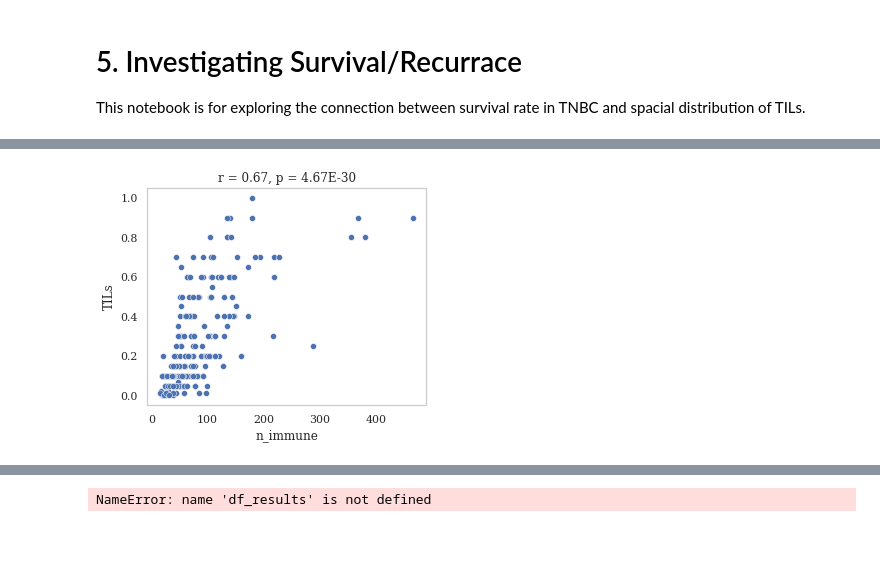
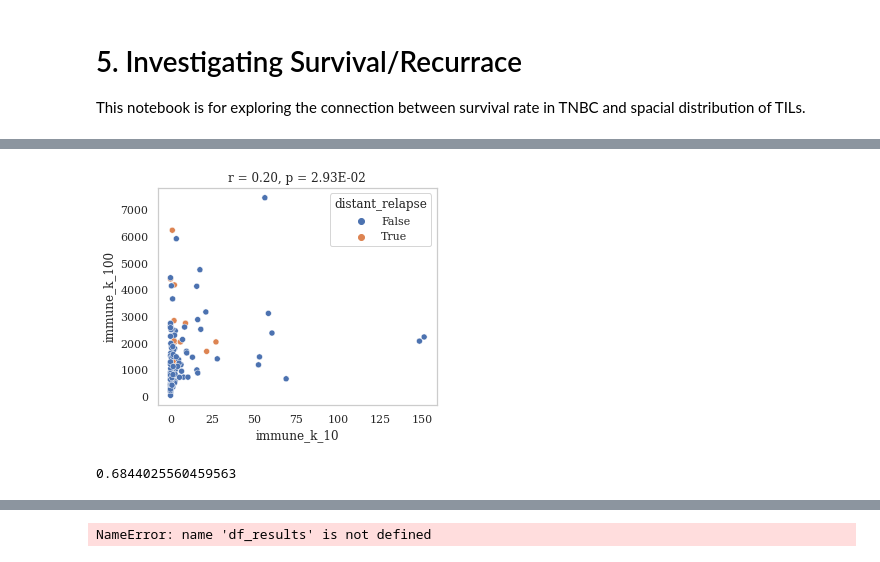
Before and after one commit to karvla/histosnet, a Jupyter notebook: notebooks/5. Investigating Survival.ipynb, the cells around one changed output, grey strips where cells are left out. Cells and saved outputs as stored; diff of their text form; code cells hidden in the pictures.

```diff
--- a/notebooks/5. Investigating Survival.ipynb
+++ b/notebooks/5. Investigating Survival.ipynb
@@ -22,7 +22,8 @@ df_pat = pd.read_excel('../data/tnbc2/256_TNBC__F_LEION_till_arvid.xlsx')
 df_pat = df_pat.replace(-0.99, np.NaN)
 df_pat = df_pat.replace("N/D", np.NaN)
 
-df_pat["TILs"] = df_pat["TILs helsnitt"]
+df_pat["STR"] = df_pat["TILs helsnitt"]
+#df_pat["STR"] = df_pat["TILs TMA"]
 df_pat["nodes"] = df_pat["Positive nodes"]
 df_pat["age"] = df_pat["Age at diagnosis"]
 
@@ -106,13 +107,13 @@ def ripleys_k(locations, radius=[200, 250, 300]):
     """en.wikipedia.org/wiki/Spatial_descriptive_statistics#Ripley.27s_K_and_L_functions"""
     if len(locations) == 0:
         return dict([
-            (f"k_{r}" , 0.0) for r in radius
+            (f"k_{r}" , np.NaN) for r in radius
         ])
     locations = np.array([list(coord) for coord in locations], np.float32)
     n = locations.shape[0]
     distances = distance.cdist(locations, locations)
     return dict([
-        (f"k_{r}" , np.sqrt(np.sum(distances[0] < r) / n**2)) for r in radius
+        (f"k_{r}" , 1024**2*np.sum(distances[0,1:] < r) / n**2) for r in radius
     ])
 
 
@@ -177,19 +178,20 @@ from joblib import Memory
 
 memory = Memory('./cache/')
 
-def extract_features(path, r1=50, r2=100, factor=1.5):
+def extract_features(path):
     df = pd.read_feather(path)
 
     n_tils = ([
-        tumor_stroma_tils(imloc, tumloc)
+        tumor_stroma_tils(imloc, tumloc, [10, 50, 100])
         for imloc, tumloc in tqdm(zip(df["immune_loc"], df["tumor_loc"]), total=len(df))
     ])
     df = pd.concat([df, pd.DataFrame(n_tils)], axis=1)
 
-    df_immune_k = pd.DataFrame([ripleys_k(imloc, [200]) for imloc in tqdm(df["immune_loc"])])
+    r = [10, 100, 300]
+    df_immune_k = pd.DataFrame([ripleys_k(imloc, r) for imloc in tqdm(df["immune_loc"])])
     df = pd.concat([df, df_immune_k.add_prefix("immune_")], axis=1)
 
-    df_tumor_k = pd.DataFrame([ripleys_k(imloc, [300]) for imloc in tqdm(df["tumor_loc"])])
+    df_tumor_k = pd.DataFrame([ripleys_k(tumloc, r) for tumloc in tqdm(df["tumor_loc"])])
     df = pd.concat([df, df_tumor_k.add_prefix("tumor_")], axis=1)
     return df
 
@@ -210,4 +216,4 @@ def merge_patient_data_tma(df_tma, df_pat):
 # %%
-df_wsi = extract_features('./wsi_quip1_0.3_5_1.0_200.feather')
+df_wsi = extract_features('./wsi_quip2_0.3_5_1.0_200.feather')
 # %%
 df_all = merge_patient_data_wsi(df_wsi, df_pat)
@@ -220,10 +235,10 @@ def plot_compare(ylabels, xlabels, df, **kwargs):
         plt.subplot(1,len(ylabels),n)
         sns.scatterplot(data=df, x=feat[0], y=feat[1], **kwargs)
         corrfunc(df[feat])
-# %%
-plot_compare(["TILs"], ["n_immune"], df_all)
-# %% [output]
-[figure, removed]
+# %%
+plot_compare(["immune_k_100"], ["immune_k_10"], df_all[df_all["treated"]], hue="distant_relapse")
+# %% [output]
+[figure, added]
 # %%
 import statsmodels.api as sm
 from numpy import mean
@@ -389 +420,5 @@ def auc_formula(data, formula):
     return roc_auc_score(true, pred)
+# %%
+df_all[features[:2]].corr().iloc[0,1]
+# %% [output]
+0.6844025560459563
```
Also changed, not shown: parts of 19 cells of this notebook.
